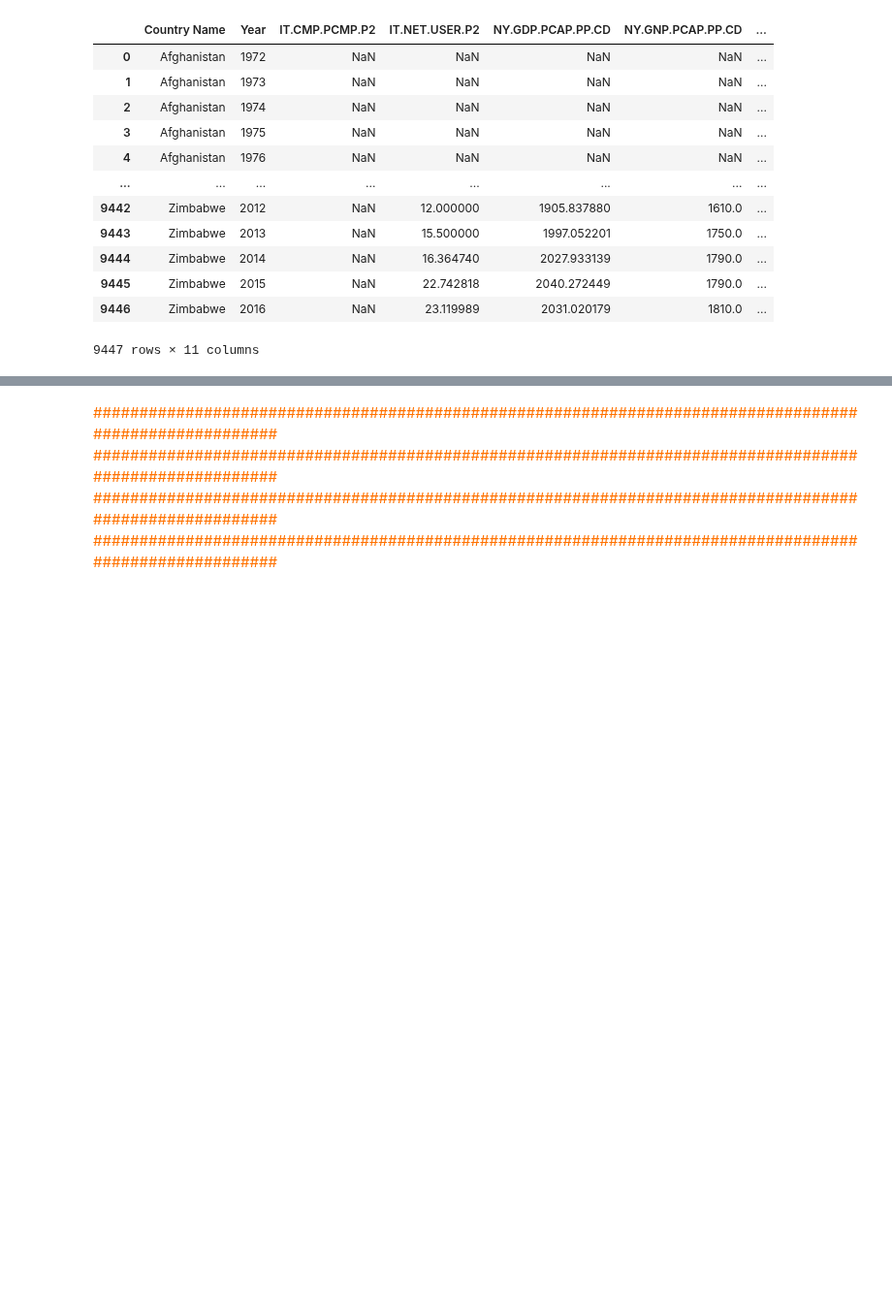
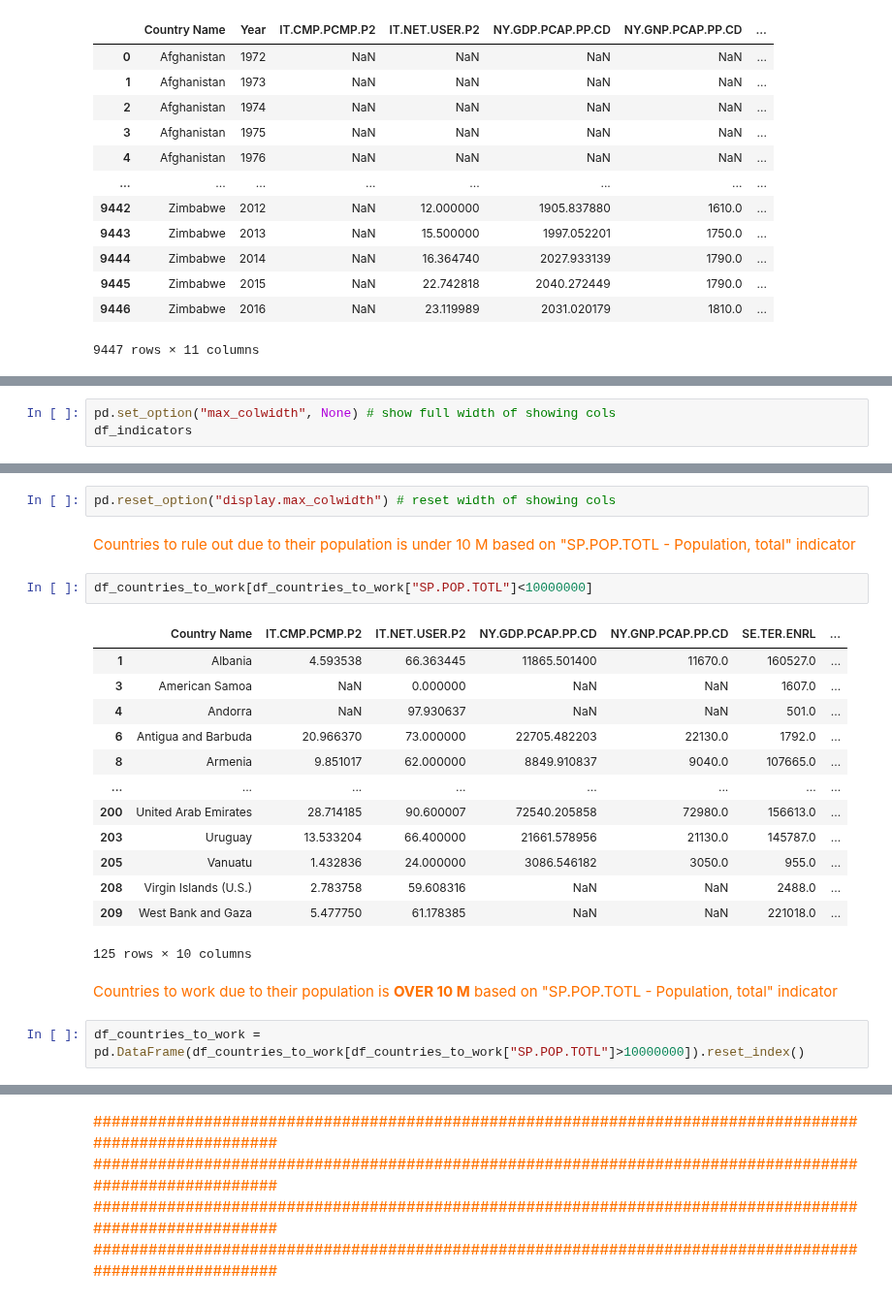
Before and after one commit to samirhinojosa/OC-P2-education-statistics, a Jupyter notebook: notebook.ipynb, the cells around one changed output, grey strips where cells are left out. Shown at 97% size. Drawn from its saved outputs; the diff is of its cells as text; blank space fills up the shorter version.

```diff
--- a/notebook.ipynb
+++ b/notebook.ipynb
@@ -961,0 +966,3 @@ df_to_work_indicators_by_country
+# %%
+pd.set_option("max_colwidth", None) # show full width of showing cols
+df_indicators
@@ -961,0 +980,28 @@ df_to_work_indicators_by_country
+# %%
+pd.reset_option("display.max_colwidth") # reset width of showing cols
+# %% [markdown]
+<div style="color: RGB(255,114,0);">
+Countries to rule out due to their population is under 10 M based on "SP.POP.TOTL - Population, total" indicator
+</div>
+# %%
+df_countries_to_work[df_countries_to_work["SP.POP.TOTL"]<10000000]
+# %% [output]
+|  | Country Name | IT.CMP.PCMP.P2 | IT.NET.USER.P2 | NY.GDP.PCAP.PP.CD | NY.GNP.PCAP.PP.CD | SE.TER.ENRL | ... |
+| 1 | Albania | 4.593538 | 66.363445 | 11865.501400 | 11670.0 | 160527.0 | ... |
+| 3 | American Samoa | NaN | 0.000000 | NaN | NaN | 1607.0 | ... |
+| 4 | Andorra | NaN | 97.930637 | NaN | NaN | 501.0 | ... |
+| 6 | Antigua and Barbuda | 20.966370 | 73.000000 | 22705.482203 | 22130.0 | 1792.0 | ... |
+| 8 | Armenia | 9.851017 | 62.000000 | 8849.910837 | 9040.0 | 107665.0 | ... |
+| ... | ... | ... | ... | ... | ... | ... | ... |
+| 200 | United Arab Emirates | 28.714185 | 90.600007 | 72540.205858 | 72980.0 | 156613.0 | ... |
+| 203 | Uruguay | 13.533204 | 66.400000 | 21661.578956 | 21130.0 | 145787.0 | ... |
+| 205 | Vanuatu | 1.432836 | 24.000000 | 3086.546182 | 3050.0 | 955.0 | ... |
+| 208 | Virgin Islands (U.S.) | 2.783758 | 59.608316 | NaN | NaN | 2488.0 | ... |
+| 209 | West Bank and Gaza | 5.477750 | 61.178385 | NaN | NaN | 221018.0 | ... |
+125 rows × 10 columns
+# %% [markdown]
+<div style="color: RGB(255,114,0);">
+    Countries to work due to their population is <strong>OVER 10 M</strong> based on "SP.POP.TOTL - Population, total" indicator
+</div>
+# %%
+df_countries_to_work = pd.DataFrame(df_countries_to_work[df_countries_to_work["SP.POP.TOTL"]>10000000]).reset_index()
```
Also changed, not shown: parts of 15 cells of this notebook.
